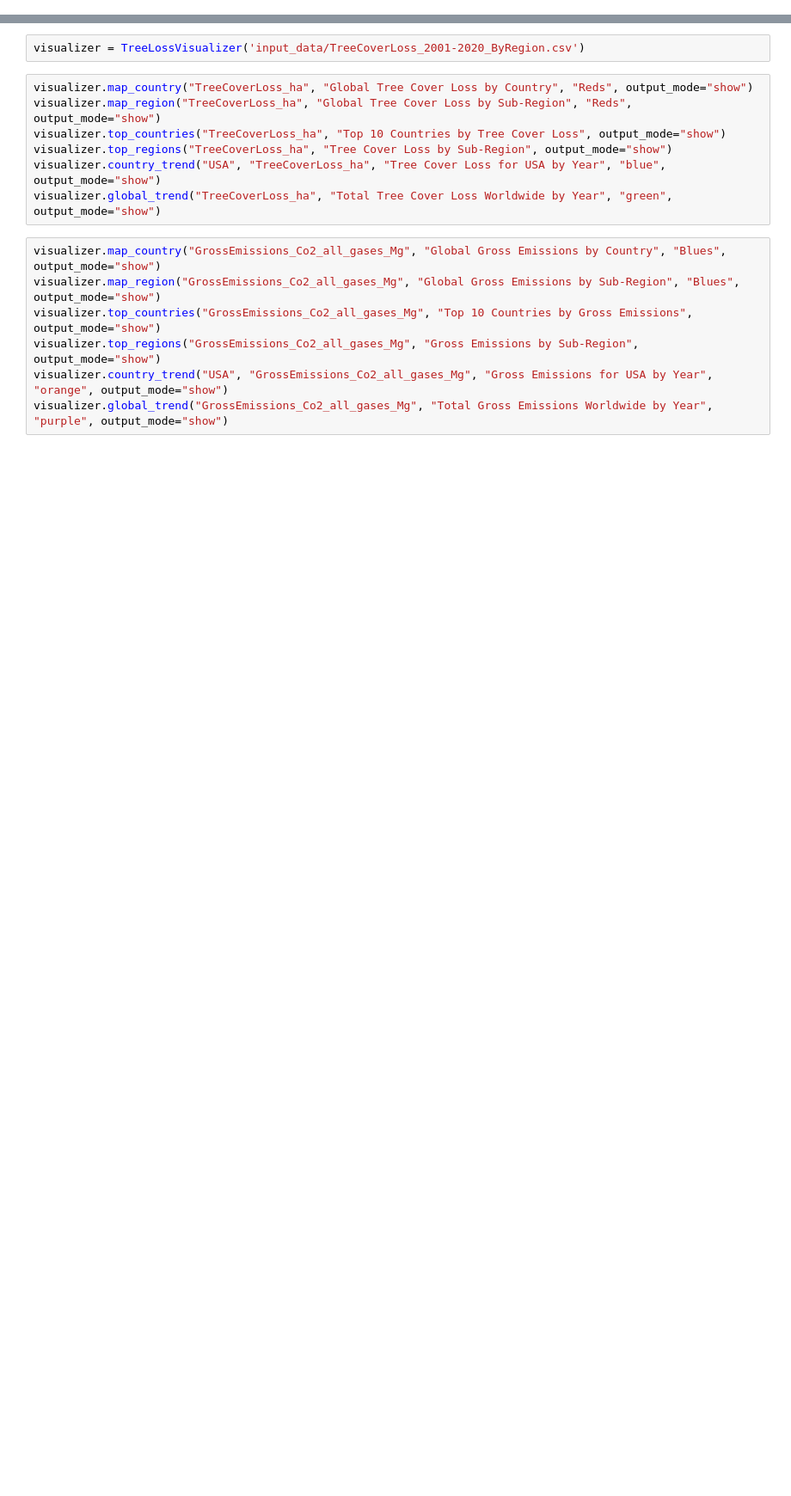
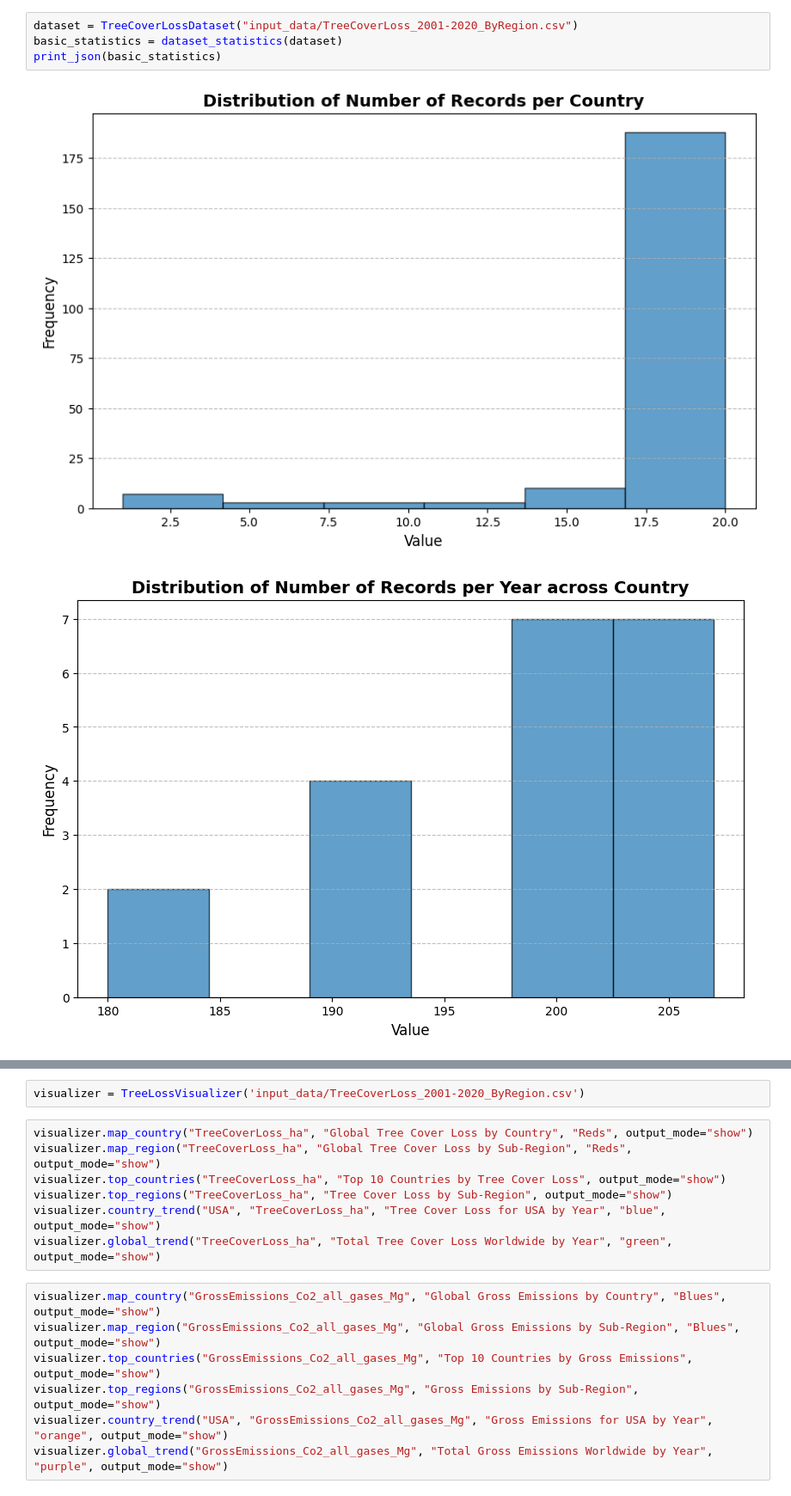
Before and after one commit to XinshuangL/TreeCoverageAnalysis, a Jupyter notebook: visualization.ipynb, the cells around one changed output, grey strips where cells are left out. Shown at 86% size. Cells and saved outputs as stored; diff of their text form; blank space fills up the shorter version.

```diff
--- a/visualization.ipynb
+++ b/visualization.ipynb
@@ -2,0 +179,7 @@ from visualizer import TreeLossVisualizer
+# %%
+dataset = TreeCoverLossDataset("input_data/TreeCoverLoss_2001-2020_ByRegion.csv")
+basic_statistics = dataset_statistics(dataset)
+print_json(basic_statistics)
+# %% [output]
+[figure, added]
+[figure, added]
```
Also changed, not shown: parts of 9 cells of this notebook, 4 other files.
